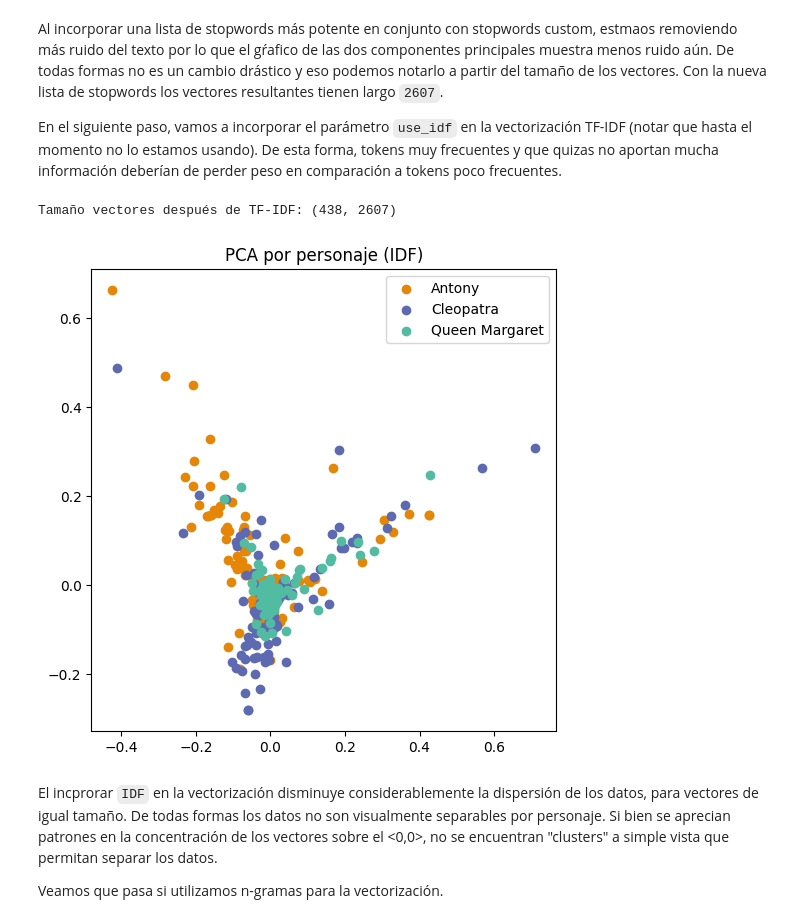
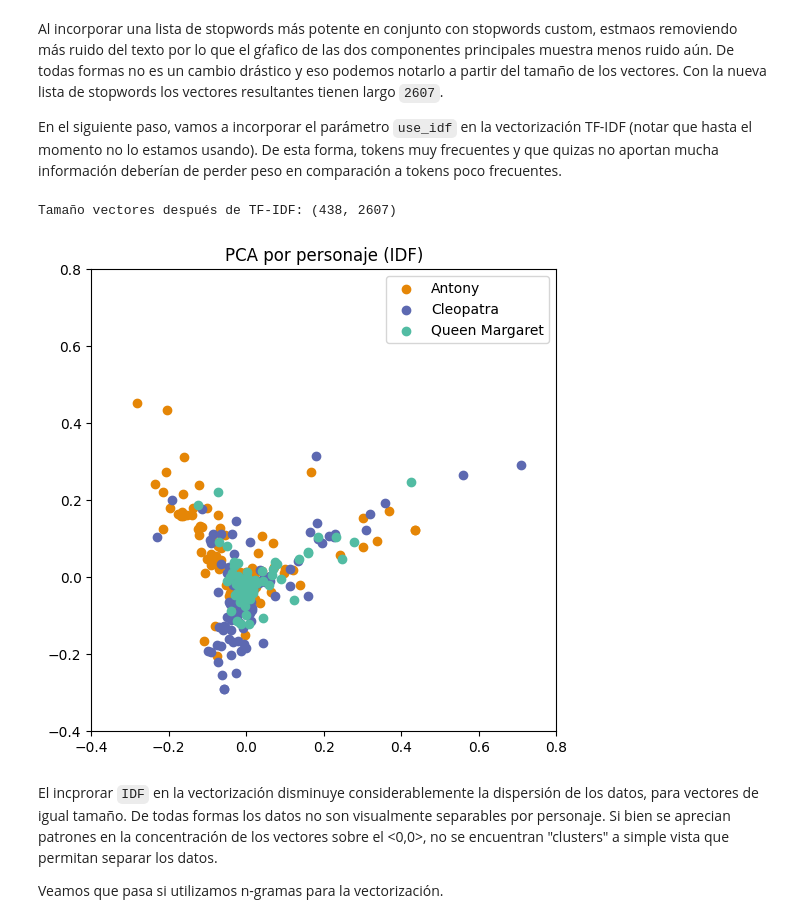
Before and after one commit to efviodo/mcdaa-intro-cd, a Jupyter notebook: Tarea2/notebooks/laboratorio_2_ev.ipynb, the cells around one changed output. Saved outputs shown, nothing was run; the diff lists cells and outputs as text; code cells hidden in the pictures.

```diff
--- a/Tarea2/notebooks/laboratorio_2_ev.ipynb
+++ b/Tarea2/notebooks/laboratorio_2_ev.ipynb
@@ -742,27 +747,30 @@ En el siguiente paso, vamos a incorporar el parámetro `use_idf` en la vectoriza
 # %%
 # Bag of words
 count_vect = CountVectorizer(stop_words=stopwords_list, ngram_range=(1, 1))
 X_train_counts = count_vect.fit_transform(X_train)
 
 tf_idf = TfidfTransformer(use_idf=True)
 X_train_tf = tf_idf.fit_transform(X_train_counts)
 print(f"Tamaño vectores después de TF-IDF: {X_train_tf.shape}")
 
 # Transformar train
+reductor = PCA(n_components=2)
 X_train_red = reductor.fit_transform(X_train_tf.toarray())
 
 # Visualización de las dos primeras componentes de PCA
 fig, ax = plot_pca(
-    X=X_train_red, y=y_train, title="PCA por personaje (IDF)", color_map=color_map
+    X=X_train_red, y=y_train, title="PCA por personaje (IDF)", color_map=color_map,
+    xlim=(-0.4, 0.8),
+    ylim=(-0.4, 0.8),
 )
 
 # Guardar imagen. Descomentar para guardar
 image_name = os.path.join(FIGURES_FOLDER, "image_5_pca_idf.png")
 fig.savefig(image_name)
 figures.append(image_name)  # Save fig on list for later use
 # %% [output]
 Tamaño vectores después de TF-IDF: (438, 2607)
-[figure, old version]
+[figure, new version]
 # %%
 from PIL import Image
 
```
Also changed, not shown: parts of 6 cells of this notebook, 9 other files.
